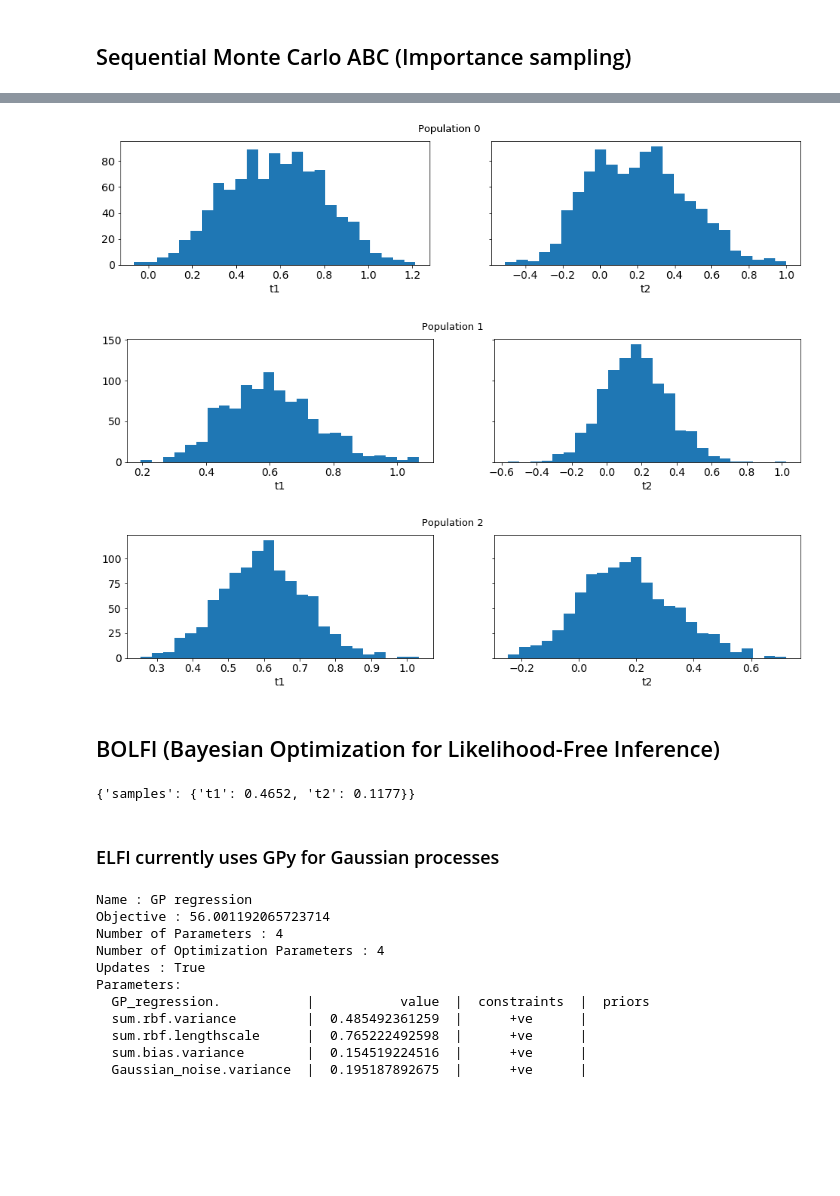
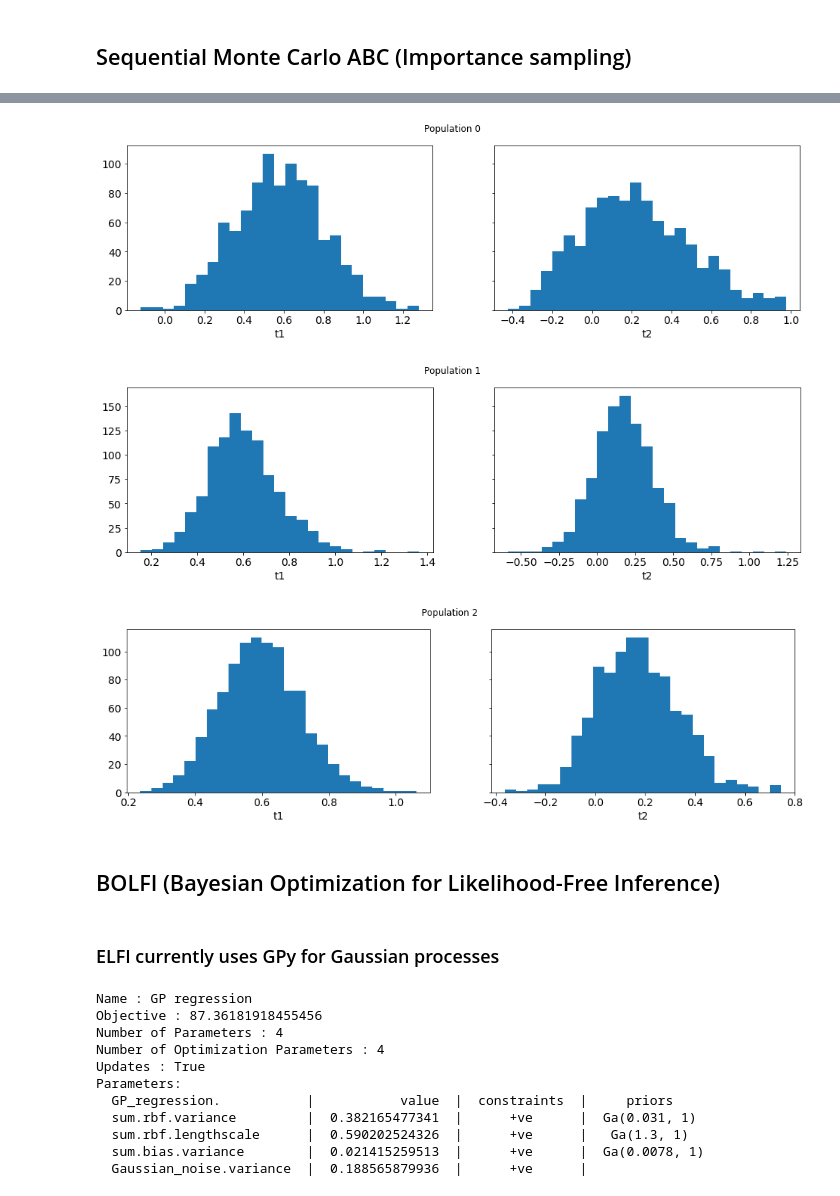
Before and after one commit to elfi-dev/zoo, a Jupyter notebook: EMS2017/demo.ipynb, the cells around one changed output, grey strips where cells are left out. Drawn from its saved outputs; the diff is of its cells as text; code cells hidden in the pictures; blank space fills up the shorter version.

```diff
--- a/EMS2017/demo.ipynb
+++ b/EMS2017/demo.ipynb
@@ -220,8 +234,8 @@ Posterior means: t1: 0.599, t2: 0.171
-# %%
-result_smc.plot_marginals_all_populations(bins=25, figsize=(16, 3))
-# %% [output]
-[figure, removed]
-[figure, removed]
-[figure, removed]
+# %%
+result_smc.plot_marginals(all=True, bins=25, figsize=(8, 2), fontsize=12)
+# %% [output]
+[figure, added]
+[figure, added]
+[figure, added]
 # %% [markdown]
 ## BOLFI (Bayesian Optimization for Likelihood-Free Inference)
@@ -233,23 +244,20 @@ log_d = elfi.Discrepancy(log_distance, S1, S2)
 # %%
-bolfi = elfi.BOLFI(log_d, [t1, t2], n_acq=50, batch_size=5,
-                   initial_evidence=20, update_interval=10,
-                   bounds=[(0, 2), (0, 2)])
-bolfi.infer()
+bolfi = elfi.BOLFI(log_d, batch_size=5, initial_evidence=20, update_interval=10,
+                   bounds={'t1':(-2, 2), 't2':(-1, 1)}, acq_noise_var=[0.1, 0.1])
+post = bolfi.fit(n_evidence=100)
-# %% [output]
-{'samples': {'t1': 0.4652, 't2': 0.1177}}
 # %% [markdown]
 ### ELFI currently uses GPy for Gaussian processes
-# %%
-print(bolfi.target_model._gp)
-# %% [output]
-Name : GP regression
-Objective : 56.001192065723714
-Number of Parameters : 4
-Number of Optimization Parameters : 4
-Updates : True
-Parameters:
-  GP_regression.           |           value  |  constraints  |  priors
-  sum.rbf.variance         |  0.485492361259  |      +ve      |
-  sum.rbf.lengthscale      |  0.765222492598  |      +ve      |
-  sum.bias.variance        |  0.154519224516  |      +ve      |
-  Gaussian_noise.variance  |  0.195187892675  |      +ve      |
+# %%
+bolfi.target_model
+# %% [output]
+Name : GP regression
+Objective : 87.36181918455456
+Number of Parameters : 4
+Number of Optimization Parameters : 4
+Updates : True
+Parameters:
+  GP_regression.           |           value  |  constraints  |     priors
+  sum.rbf.variance         |  0.382165477341  |      +ve      |  Ga(0.031, 1)
+  sum.rbf.lengthscale      |  0.590202524326  |      +ve      |   Ga(1.3, 1)
+  sum.bias.variance        |  0.021415259513  |      +ve      |  Ga(0.0078, 1)
+  Gaussian_noise.variance  |  0.188565879936  |      +ve      |
```
Also changed, not shown: parts of 26 cells of this notebook.
